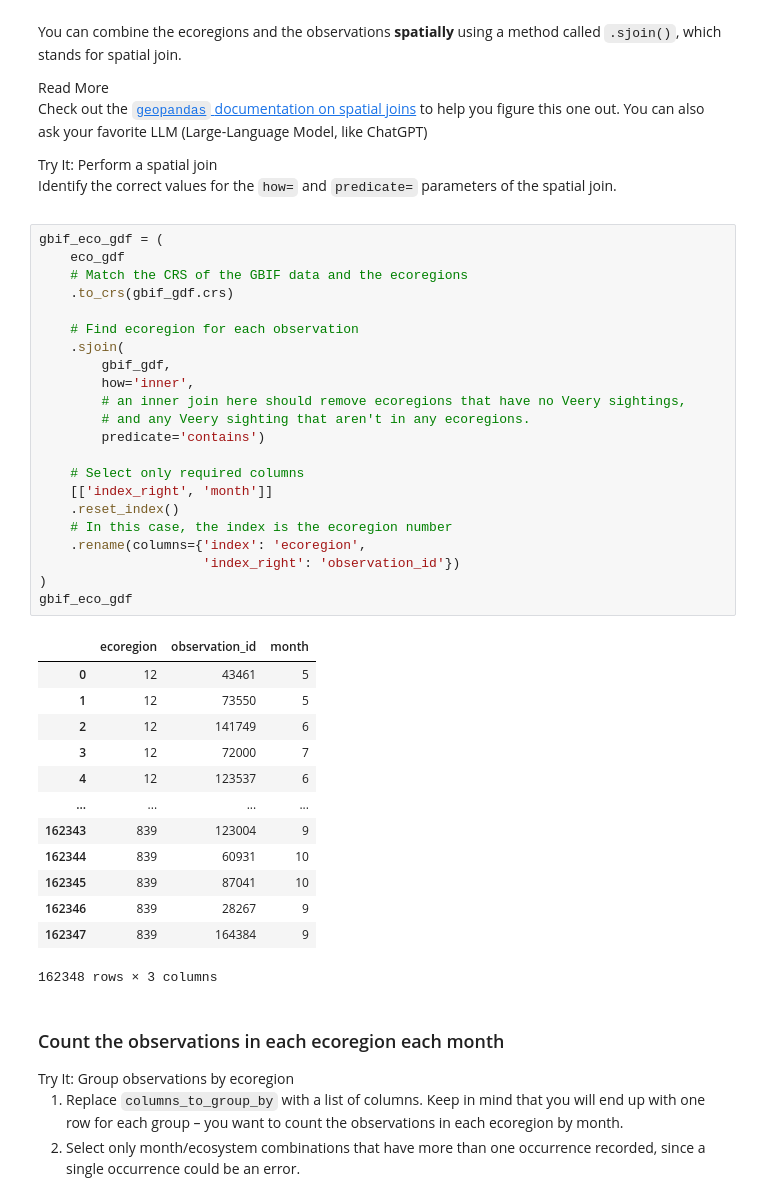
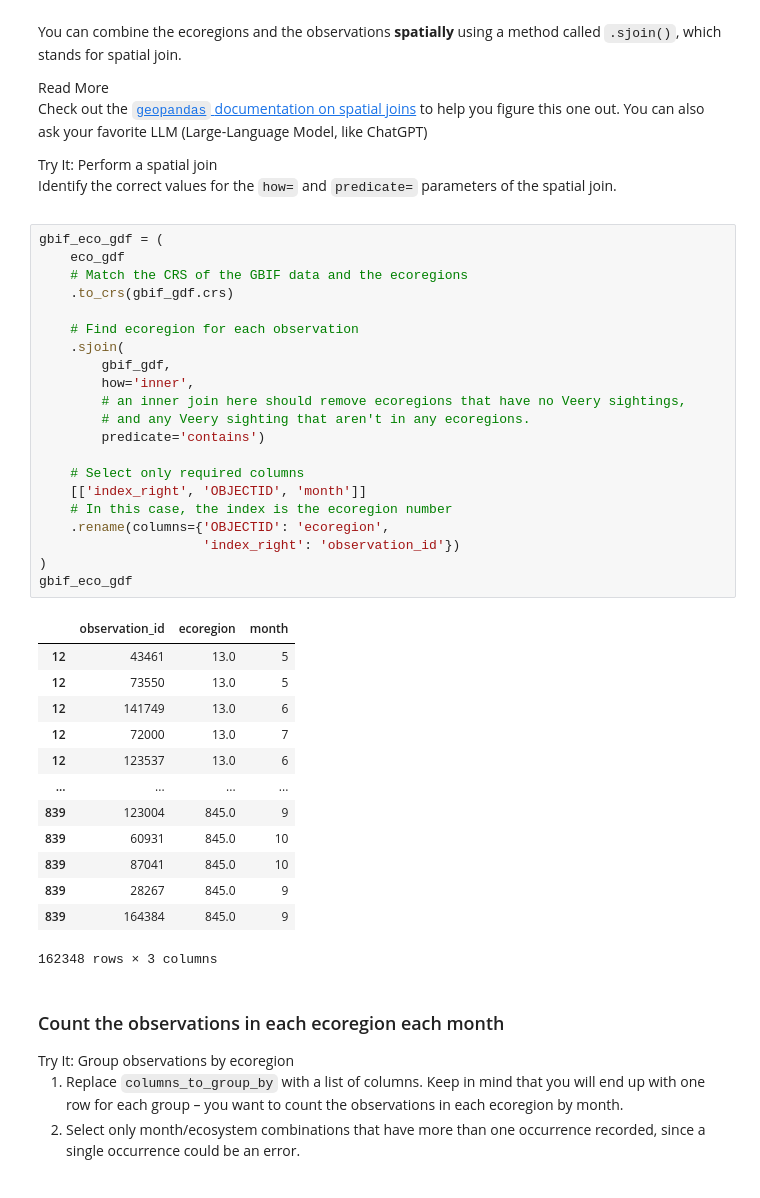
Before and after one commit to earthlab-education/02-migration-rainihelmstadter, a Jupyter notebook: notebooks/migration-32-normalize.ipynb, the cells around one changed output. Drawn from its saved outputs; the diff is of its cells as text.

```diff
--- a/notebooks/migration-32-normalize.ipynb
+++ b/notebooks/migration-32-normalize.ipynb
@@ -26,38 +26,37 @@ can also ask your favorite LLM (Large-Language Model, like ChatGPT)</p></div></d
 # %%
 gbif_eco_gdf = (
     eco_gdf
     # Match the CRS of the GBIF data and the ecoregions
     .to_crs(gbif_gdf.crs)
 
     # Find ecoregion for each observation
     .sjoin(
         gbif_gdf,
         how='inner',
         # an inner join here should remove ecoregions that have no Veery sightings,
         # and any Veery sighting that aren't in any ecoregions.
         predicate='contains')
 
     # Select only required columns
-    [['index_right', 'month']]
-    .reset_index()
+    [['index_right', 'OBJECTID', 'month']]
     # In this case, the index is the ecoregion number
-    .rename(columns={'index': 'ecoregion',
+    .rename(columns={'OBJECTID': 'ecoregion',
                      'index_right': 'observation_id'})
 )
 gbif_eco_gdf
 # %% [output]
-|  | ecoregion | observation_id | month |
-| 0 | 12 | 43461 | 5 |
-| 1 | 12 | 73550 | 5 |
-| 2 | 12 | 141749 | 6 |
-| 3 | 12 | 72000 | 7 |
-| 4 | 12 | 123537 | 6 |
+|  | observation_id | ecoregion | month |
+| 12 | 43461 | 13.0 | 5 |
+| 12 | 73550 | 13.0 | 5 |
+| 12 | 141749 | 13.0 | 6 |
+| 12 | 72000 | 13.0 | 7 |
+| 12 | 123537 | 13.0 | 6 |
 | ... | ... | ... | ... |
-| 162343 | 839 | 123004 | 9 |
-| 162344 | 839 | 60931 | 10 |
-| 162345 | 839 | 87041 | 10 |
-| 162346 | 839 | 28267 | 9 |
-| 162347 | 839 | 164384 | 9 |
+| 839 | 123004 | 845.0 | 9 |
+| 839 | 60931 | 845.0 | 10 |
+| 839 | 87041 | 845.0 | 10 |
+| 839 | 28267 | 845.0 | 9 |
+| 839 | 164384 | 845.0 | 9 |
 162348 rows × 3 columns
 # %% [markdown]
 ### Count the observations in each ecoregion each month
```
Also changed, not shown: parts of 4 cells of this notebook.
